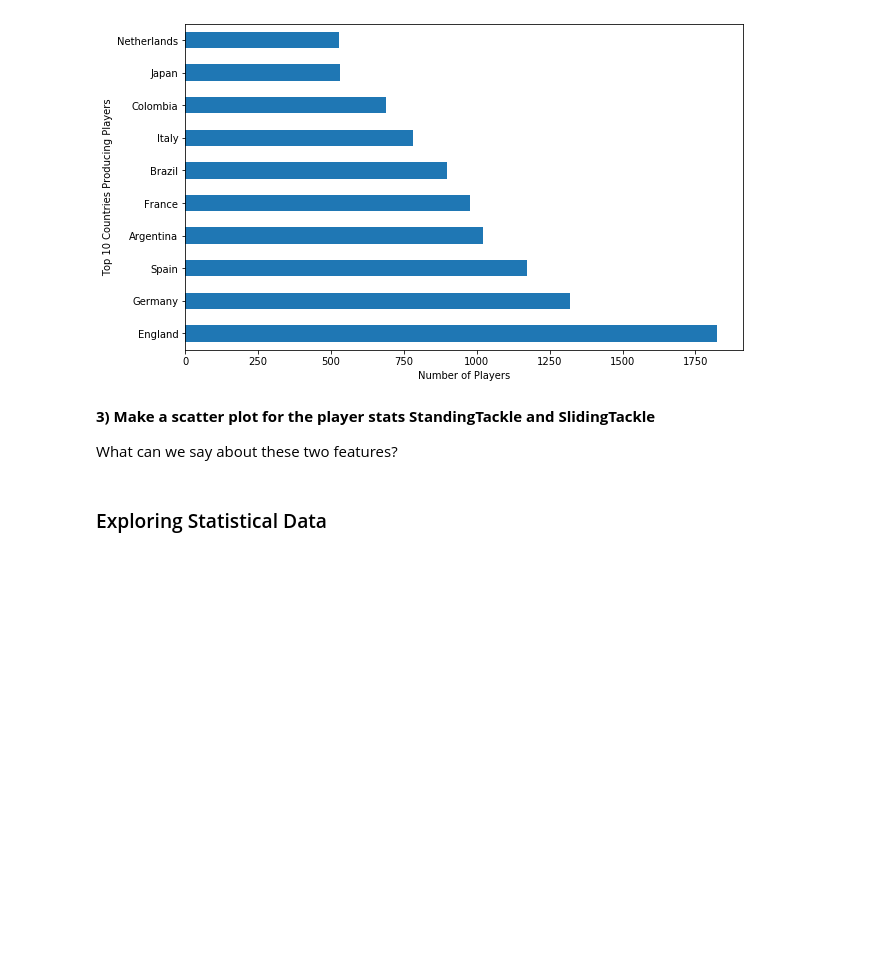
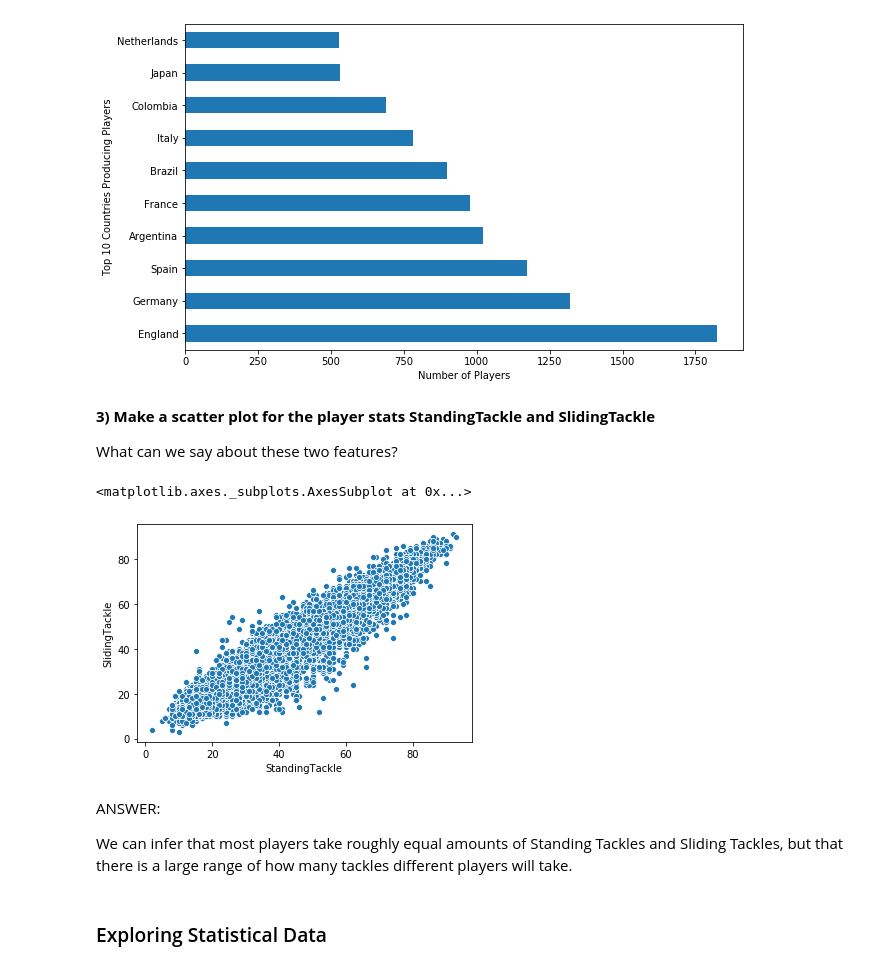
Before and after one commit to sydroth/chicago-102819, a Jupyter notebook: module_1/mod_1_assessment/index.ipynb, the cells around one changed output. Drawn from its saved outputs; the diff is of its cells as text; code cells hidden in the pictures; blank space fills up the shorter version.

```diff
--- a/module_1/mod_1_assessment/index.ipynb
+++ b/module_1/mod_1_assessment/index.ipynb
@@ -264,3 +318,8 @@ Text(0.5, 0, 'Number of Players')
 What can we say about these two features? </b>
 # %%
 # code here to plot a scatterplot
+
+sns.scatterplot(df['StandingTackle'], df['SlidingTackle'])
+# %% [output]
+<matplotlib.axes._subplots.AxesSubplot at 0x...>
+[figure, added]
@@ -269,3 +326,7 @@ What can we say about these two features? </b>
+# %% [markdown]
+ANSWER:
+
+We can infer that most players take roughly equal amounts of Standing Tackles and Sliding Tackles, but that there is a large range of how many tackles different players will take.
 # %% [markdown]
 ### Exploring Statistical Data
 # %% [markdown]
```
Also changed, not shown: parts of 23 cells of this notebook.
